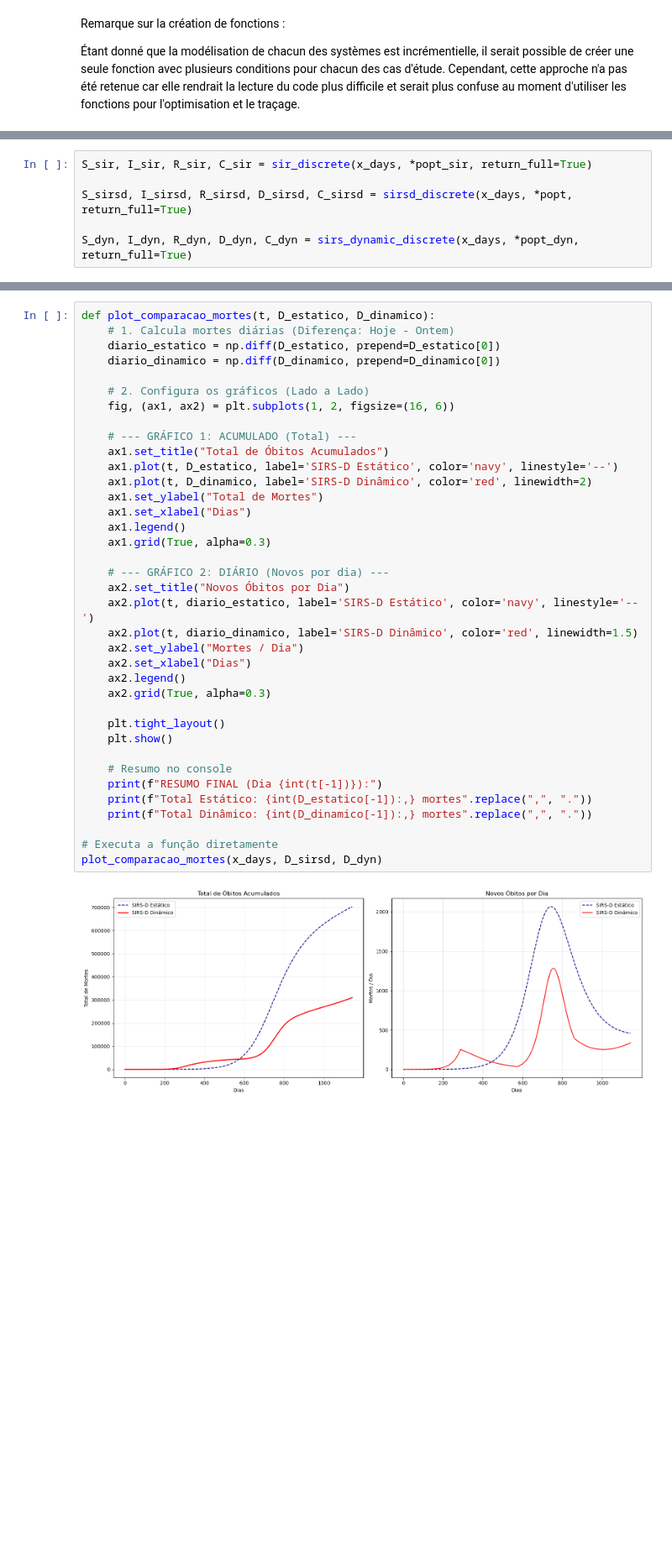
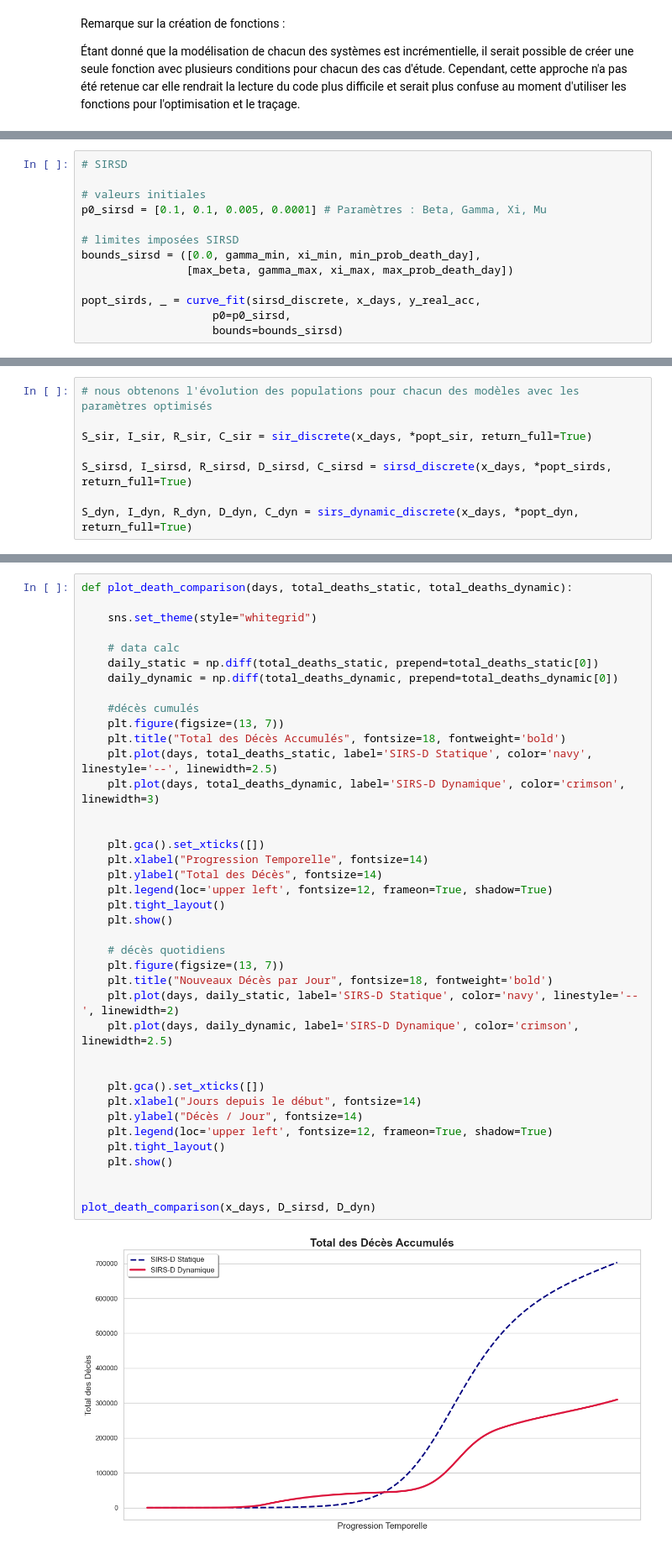
Before and after one commit to pjann42/Informatique-3-Python-Scientifique, a Jupyter notebook: projeto/prj_fr.ipynb, the cells around one changed output, grey strips where cells are left out. Shown at 84% size. Saved outputs shown, nothing was run; the diff lists cells and outputs as text; blank space fills up the shorter version.

```diff
--- a/projeto/prj_fr.ipynb
+++ b/projeto/prj_fr.ipynb
@@ -367,0 +313,13 @@ Com os melhores parâmetros encontrados pelo algoritmo, executamos a simulação
+# %%
+# SIRSD
+
+# valeurs initiales
+p0_sirsd = [0.1, 0.1, 0.005, 0.0001] # Paramètres : Beta, Gamma, Xi, Mu
+
+# limites imposées SIRSD
+bounds_sirsd = ([0.0, gamma_min, xi_min, min_prob_death_day],
+                [max_beta, gamma_max, xi_max, max_prob_death_day])
+
+popt_sirds, _ = curve_fit(sirsd_discrete, x_days, y_real_acc,
+                    p0=p0_sirsd,
+                    bounds=bounds_sirsd)
@@ -368,7 +356,9 @@ Com os melhores parâmetros encontrados pelo algoritmo, executamos a simulação
 # %%
+# nous obtenons l'évolution des populations pour chacun des modèles avec les paramètres optimisés
+
 S_sir, I_sir, R_sir, C_sir = sir_discrete(x_days, *popt_sir, return_full=True)
 
-S_sirsd, I_sirsd, R_sirsd, D_sirsd, C_sirsd = sirsd_discrete(x_days, *popt, return_full=True)
+S_sirsd, I_sirsd, R_sirsd, D_sirsd, C_sirsd = sirsd_discrete(x_days, *popt_sirds, return_full=True)
 
 S_dyn, I_dyn, R_dyn, D_dyn, C_dyn = sirs_dynamic_discrete(x_days, *popt_dyn, return_full=True)
 # %% [markdown]
@@ -551,39 +568,41 @@ plot_dynamics("Modelo SIRS Dinâmico", S_dyn, I_dyn, R_dyn, 'red')
 # %%
-def plot_comparacao_mortes(t, D_estatico, D_dinamico):
-    # 1. Calcula mortes diárias (Diferença: Hoje - Ontem)
-    diario_estatico = np.diff(D_estatico, prepend=D_estatico[0])
-    diario_dinamico = np.diff(D_dinamico, prepend=D_dinamico[0])
+def plot_death_comparison(days, total_deaths_static, total_deaths_dynamic):
 
-    # 2. Configura os gráficos (Lado a Lado)
-    fig, (ax1, ax2) = plt.subplots(1, 2, figsize=(16, 6))
+    sns.set_theme(style="whitegrid")
 
-    # --- GRÁFICO 1: ACUMULADO (Total) ---
-    ax1.set_title("Total de Óbitos Acumulados")
-    ax1.plot(t, D_estatico, label='SIRS-D Estático', color='navy', linestyle='--')
-    ax1.plot(t, D_dinamico, label='SIRS-D Dinâmico', color='red', linewidth=2)
-    ax1.set_ylabel("Total de Mortes")
-    ax1.set_xlabel("Dias")
-    ax1.legend()
-    ax1.grid(True, alpha=0.3)
+    # data calc
+    daily_static = np.diff(total_deaths_static, prepend=total_deaths_static[0])
+    daily_dynamic = np.diff(total_deaths_dynamic, prepend=total_deaths_dynamic[0])
 
-    # --- GRÁFICO 2: DIÁRIO (Novos por dia) ---
-    ax2.set_title("Novos Óbitos por Dia")
-    ax2.plot(t, diario_estatico, label='SIRS-D Estático', color='navy', linestyle='--')
-    ax2.plot(t, diario_dinamico, label='SIRS-D Dinâmico', color='red', linewidth=1.5)
-    ax2.set_ylabel("Mortes / Dia")
-    ax2.set_xlabel("Dias")
-    ax2.legend()
-    ax2.grid(True, alpha=0.3)
+    #décès cumulés
+    plt.figure(figsize=(13, 7))
+    plt.title("Total des Décès Accumulés", fontsize=18, fontweight='bold')
+    plt.plot(days, total_deaths_static, label='SIRS-D Statique', color='navy', linestyle='--', linewidth=2.5)
+    plt.plot(days, total_deaths_dynamic, label='SIRS-D Dynamique', color='crimson', linewidth=3)
 
+
+    plt.gca().set_xticks([])
+    plt.xlabel("Progression Temporelle", fontsize=14)
+    plt.ylabel("Total des Décès", fontsize=14)
+    plt.legend(loc='upper left', fontsize=12, frameon=True, shadow=True)
     plt.tight_layout()
     plt.show()
 
-    # Resumo no console
-    print(f"RESUMO FINAL (Dia {int(t[-1])}):")
-    print(f"Total Estático: {int(D_estatico[-1]):,} mortes".replace(",", "."))
-    print(f"Total Dinâmico: {int(D_dinamico[-1]):,} mortes".replace(",", "."))
+    # décès quotidiens
+    plt.figure(figsize=(13, 7))
+    plt.title("Nouveaux Décès par Jour", fontsize=18, fontweight='bold')
+    plt.plot(days, daily_static, label='SIRS-D Statique', color='navy', linestyle='--', linewidth=2)
+    plt.plot(days, daily_dynamic, label='SIRS-D Dynamique', color='crimson', linewidth=2.5)
 
-# Executa a função diretamente
-plot_comparacao_mortes(x_days, D_sirsd, D_dyn)
+
+    plt.gca().set_xticks([])
+    plt.xlabel("Jours depuis le début", fontsize=14)
+    plt.ylabel("Décès / Jour", fontsize=14)
+    plt.legend(loc='upper left', fontsize=12, frameon=True, shadow=True)
+    plt.tight_layout()
+    plt.show()
+
+
+plot_death_comparison(x_days, D_sirsd, D_dyn)
 # %% [output]
-[figure, old version]
+[figure, new version]
```
Also changed, not shown: parts of 18 cells of this notebook, 1 other file.
